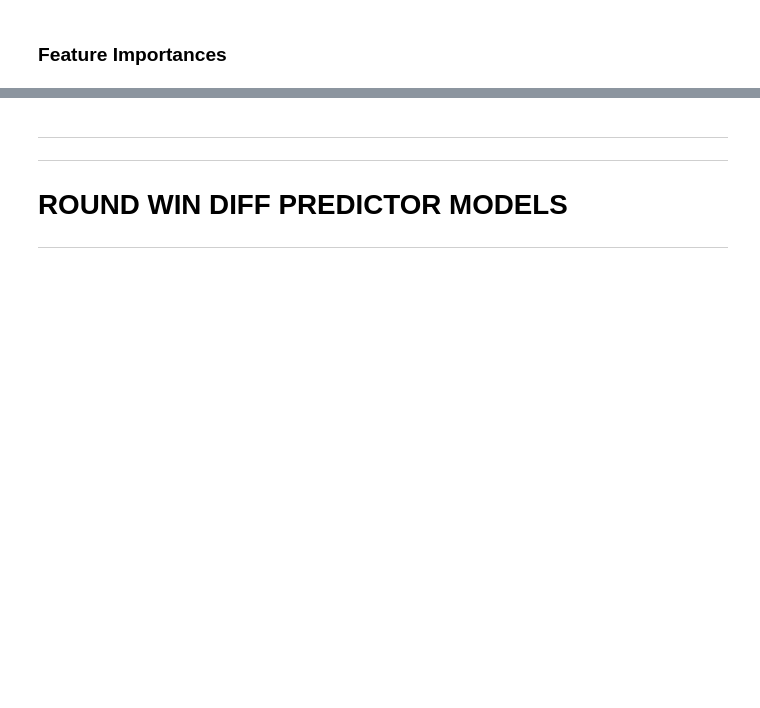
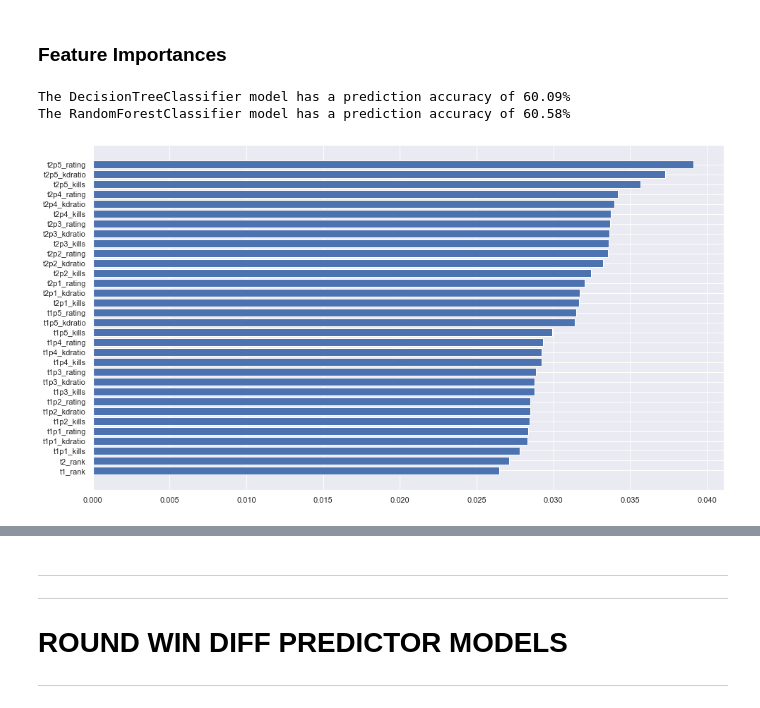
Before and after one commit to a-dubs/ds3000-project, a Jupyter notebook: models.ipynb, the cells around one changed output, grey strips where cells are left out. Cells and saved outputs as stored; diff of their text form; code cells hidden in the pictures; blank space fills up the shorter version.

```diff
--- a/models.ipynb
+++ b/models.ipynb
@@ -452,9 +537,25 @@ models_best_results_stats
 
 
 ### Feature Importances
+# %%
+xtrain, xtest, ytrain, ytest = convert_dataset_for_classification_models(df=recent_matches_dataset, seed=1)
+
+
+dtc = DecisionTreeClassifier(random_state=69)
+dtc.fit(xtrain, ytrain)
+print(f'The DecisionTreeClassifier model has a prediction accuracy of {round(dtc.score(xtest, ytest)*100,2)}%')
+
+rf = RandomForestClassifier(criterion='entropy', n_estimators = 100, random_state = 69)
+rf.fit(xtrain, ytrain)
+print(f'The RandomForestClassifier model has a prediction accuracy of {round(rf.score(xtest, ytest)*100,2)}%')
+# %% [output]
+The DecisionTreeClassifier model has a prediction accuracy of 60.09%
+The RandomForestClassifier model has a prediction accuracy of 60.58%
 # %%
-# fig = plt.figure(figsize=(16, 9))
-# sorted_feat = rf.feature_importances_.argsort()
-# plt.barh(xtrain.columns,rf.feature_importances_[sorted_feat])
+fig = plt.figure(figsize=(16, 9))
+sorted_feat = rf.feature_importances_.argsort()
+plt.barh(xtrain.columns,rf.feature_importances_[sorted_feat])
 
-# plt.show()
+plt.show()
+# %% [output]
+[figure, added]
```
Also changed, not shown: parts of 19 cells of this notebook, 5 other files.
